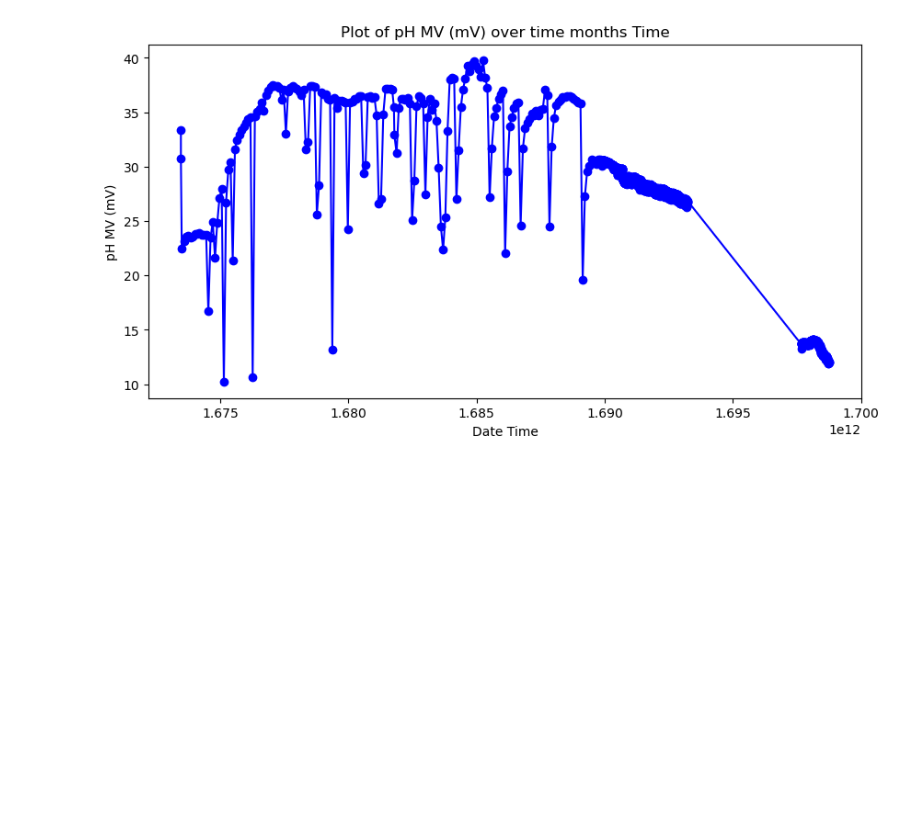
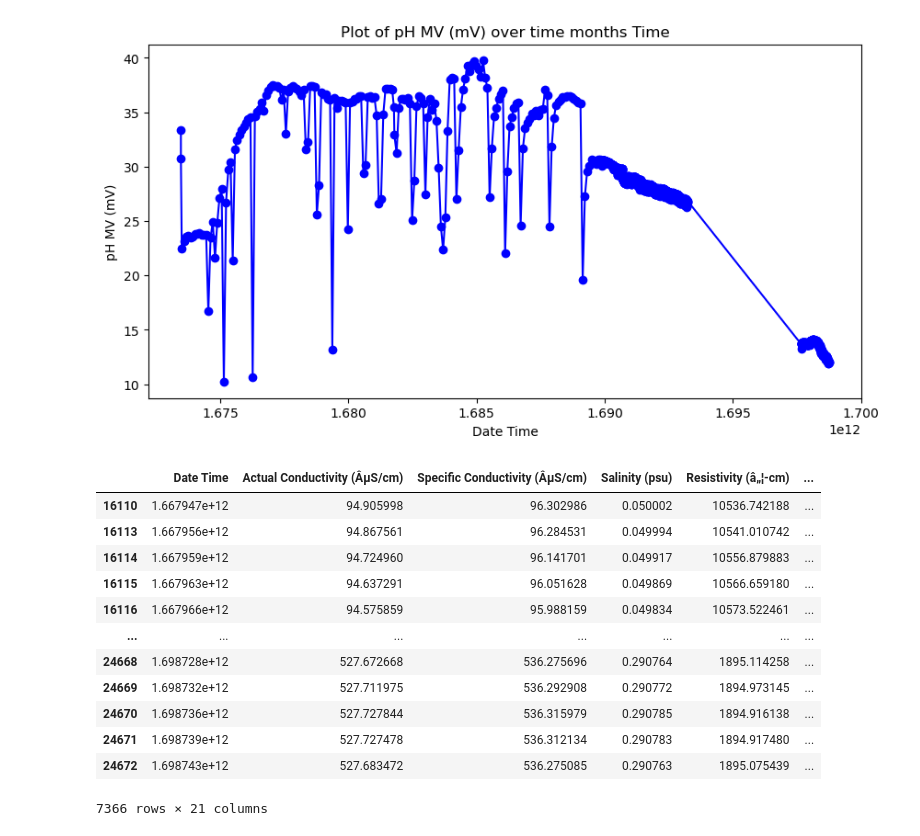
Before and after one commit to SGnawali25/DOE, a Jupyter notebook: code/Visulation_for_ind_station.ipynb, the cells around one changed output. Drawn from its saved outputs; the diff is of its cells as text; code cells hidden in the pictures; blank space fills up the shorter version.

```diff
--- a/code/Visulation_for_ind_station.ipynb
+++ b/code/Visulation_for_ind_station.ipynb
@@ -61,3 +65,21 @@ plt.title(f'Plot of pH MV (mV) over time months Time')
 plt.show()
 # %% [output]
 [figure]
+# %%
+# test with first station id i.e. FEX_004
+test_station = df[df["station_id"] == "FEX_004"]
+test_station
+# %% [output]
+|  | Date Time | Actual Conductivity (ÂµS/cm) | Specific Conductivity (ÂµS/cm) | Salinity (psu) | Resistivity (â„¦-cm) | ... |
+| 16110 | 1.667947e+12 | 94.905998 | 96.302986 | 0.050002 | 10536.742188 | ... |
+| 16113 | 1.667956e+12 | 94.867561 | 96.284531 | 0.049994 | 10541.010742 | ... |
+| 16114 | 1.667959e+12 | 94.724960 | 96.141701 | 0.049917 | 10556.879883 | ... |
+| 16115 | 1.667963e+12 | 94.637291 | 96.051628 | 0.049869 | 10566.659180 | ... |
+| 16116 | 1.667966e+12 | 94.575859 | 95.988159 | 0.049834 | 10573.522461 | ... |
+| ... | ... | ... | ... | ... | ... | ... |
+| 24668 | 1.698728e+12 | 527.672668 | 536.275696 | 0.290764 | 1895.114258 | ... |
+| 24669 | 1.698732e+12 | 527.711975 | 536.292908 | 0.290772 | 1894.973145 | ... |
+| 24670 | 1.698736e+12 | 527.727844 | 536.315979 | 0.290785 | 1894.916138 | ... |
+| 24671 | 1.698739e+12 | 527.727478 | 536.312134 | 0.290783 | 1894.917480 | ... |
+| 24672 | 1.698743e+12 | 527.683472 | 536.275085 | 0.290763 | 1895.075439 | ... |
+7366 rows × 21 columns
```
Also changed, not shown: parts of 4 cells of this notebook, 5 other files.
